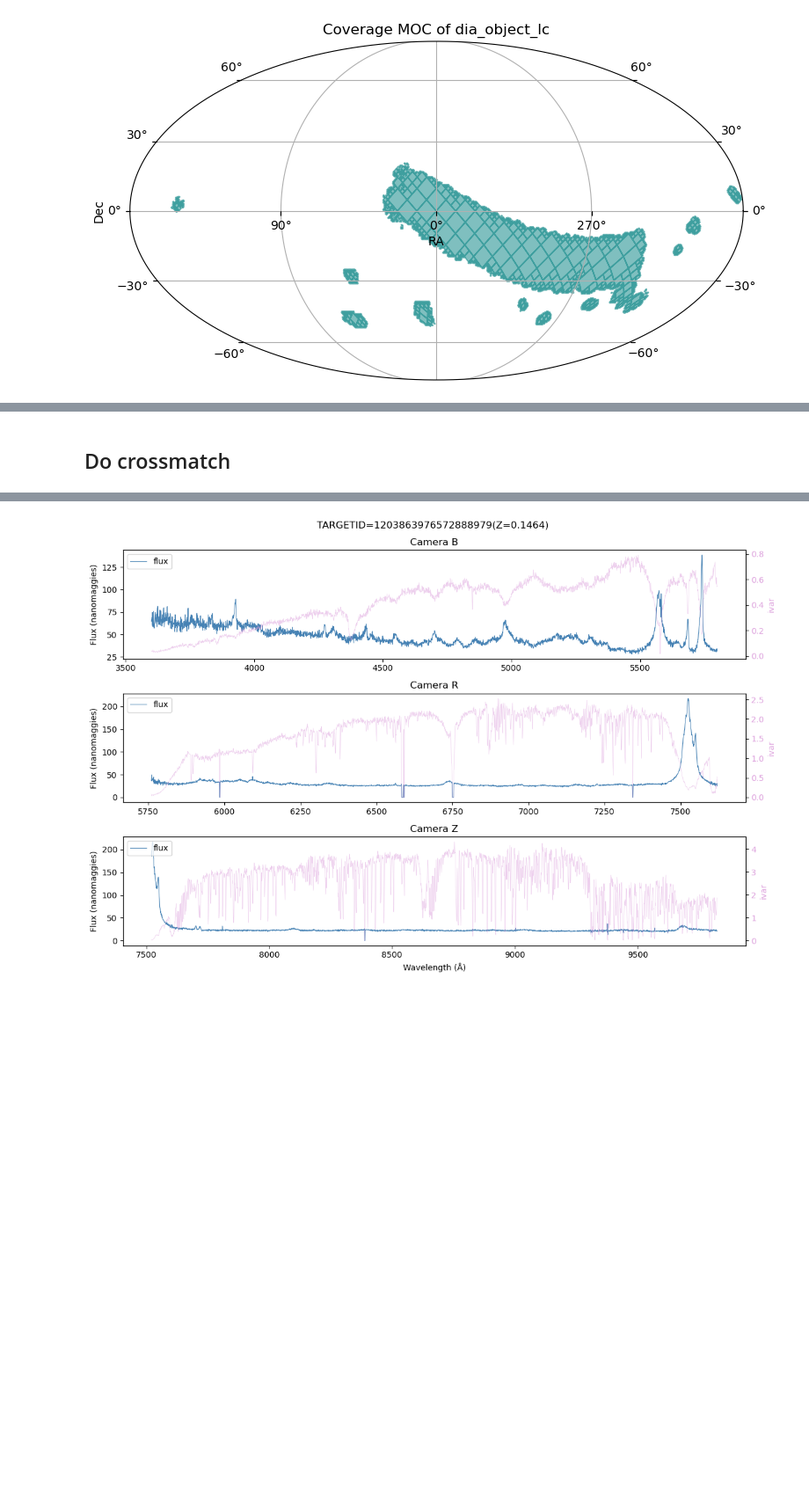
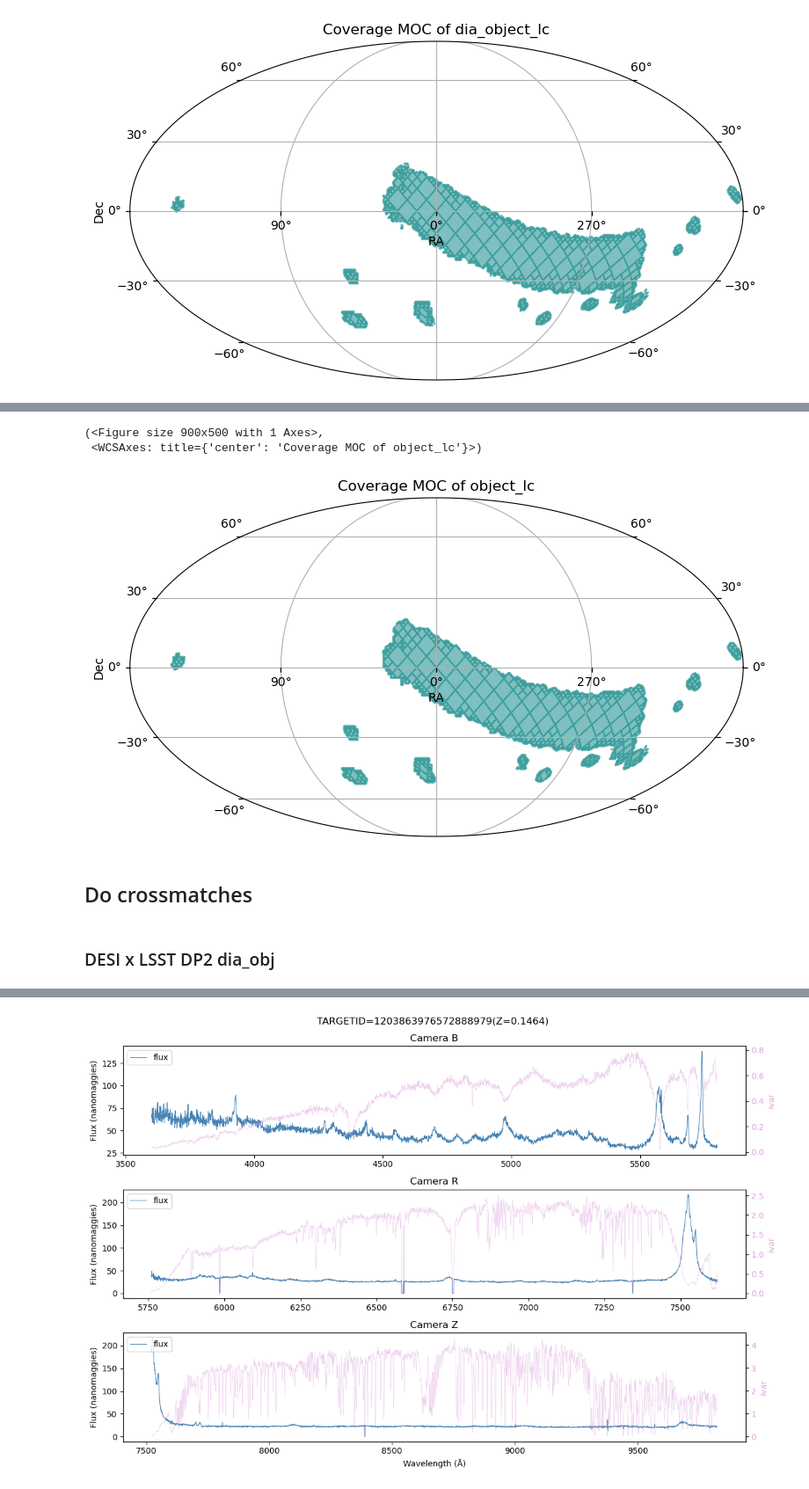
Before and after one commit to olivialynn/DESI-Crossmatch-Project, a Jupyter notebook: 05 - DESI x LSST DP2/5.0 - DESI x LSST DP2.ipynb, the cells around one changed output, grey strips where cells are left out. Shown at 88% size. Drawn from its saved outputs; the diff is of its cells as text; code cells hidden in the pictures; blank space fills up the shorter version.

Commit message:
Update materials for crossmatch 5a

```diff
--- a/05 - DESI x LSST DP2/5.0 - DESI x LSST DP2.ipynb
+++ b/05 - DESI x LSST DP2/5.0 - DESI x LSST DP2.ipynb
@@ -86,0 +119,6 @@ dp2_cat.plot_coverage()
+# %%
+dp2_object = lsdb.open_catalog(
+    "/sdf/data/rubin/shared/lsdb_commissioning/hats/v30_0_6/object_collection",
+    columns=["objectId", "coord_ra", "coord_dec", "r_psfMag", "r_psfMagErr"]
+    )
+dp2_object
@@ -87,3 +135,11 @@ dp2_cat.plot_coverage()
+# %%
+dp2_object.plot_coverage()
+# %% [output]
+(<Figure size 900x500 with 1 Axes>,
+ <WCSAxes: title={'center': 'Coverage MOC of object_lc'}>)
+[figure, added]
 # %% [markdown]
-## Do crossmatch
+## Do crossmatches
+# %% [markdown]
+### DESI x LSST DP2 dia_obj
 # %%
```
Also changed, not shown: parts of 34 cells of this notebook, 2 other files.
